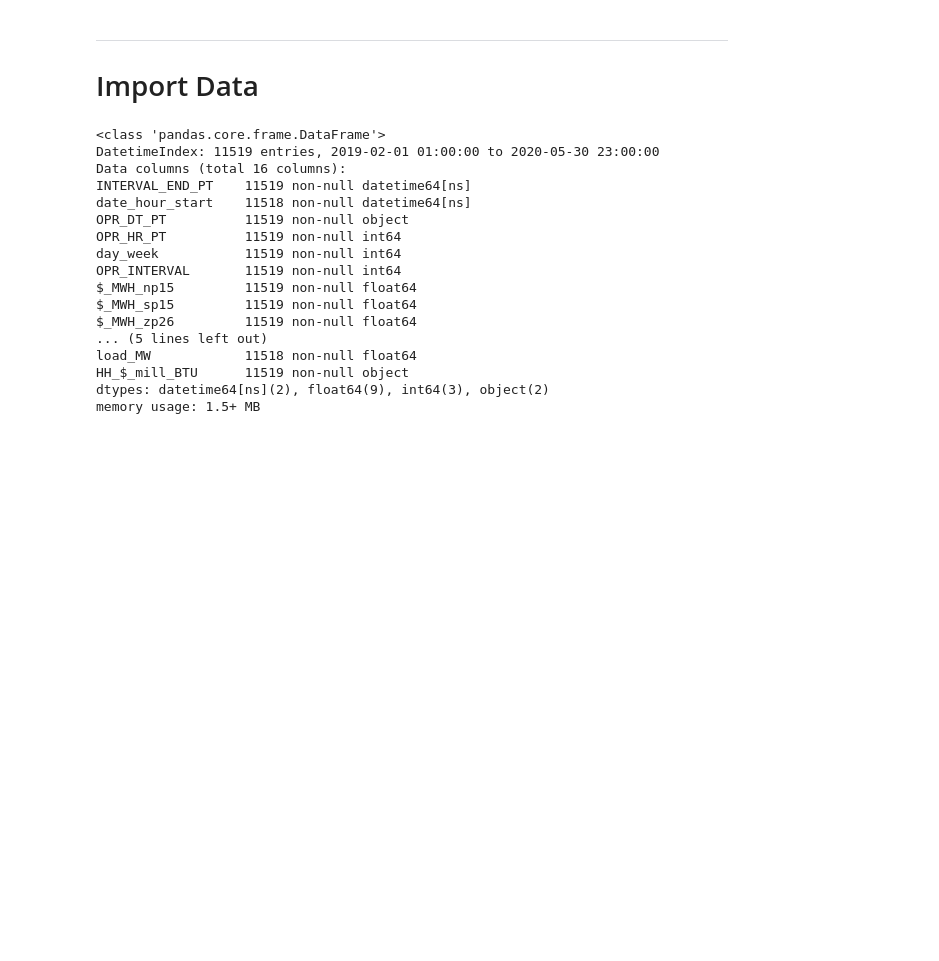
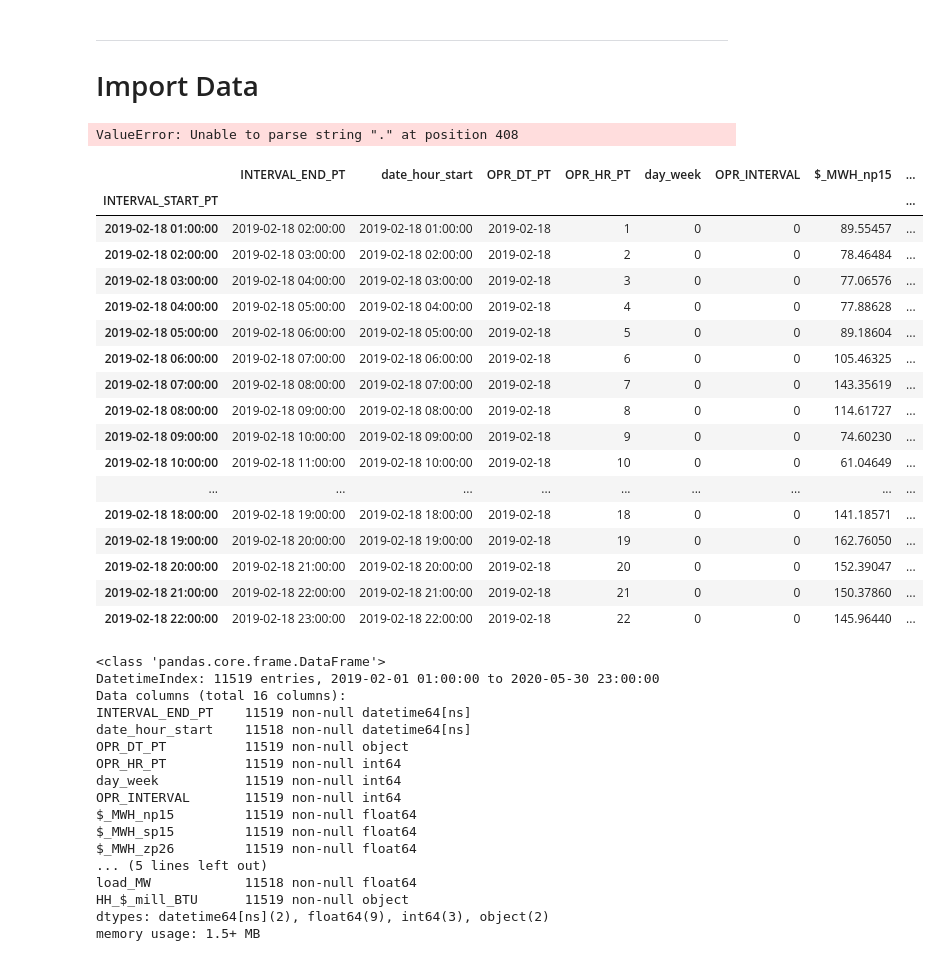
Before and after one commit to Morgan-Sell/caiso-price-forecast, a Jupyter notebook: arima.ipynb, the cells around one changed output. Saved outputs shown, nothing was run; the diff lists cells and outputs as text; code cells hidden in the pictures; blank space fills up the shorter version.

```diff
--- a/arima.ipynb
+++ b/arima.ipynb
@@ -49,8 +49,35 @@ caiso.drop('Unnamed: 0', axis=1, inplace=True)
 caiso['INTERVAL_START_PT'] = pd.to_datetime(caiso['INTERVAL_START_PT']).apply(lambda x: x.replace(tzinfo=None))
 caiso['INTERVAL_END_PT'] = pd.to_datetime(caiso['INTERVAL_END_PT']).apply(lambda x: x.replace(tzinfo=None))
 caiso['date_hour_start'] = pd.to_datetime(caiso['date_hour_start']).apply(lambda x: x.replace(tzinfo=None))
+caiso['OPR_DT_PT'] = pd.to_datetime(caiso['OPR_DT_PT'])#.apply(lambda x: x.replace(tzinfo=None))
+
 caiso.set_index('INTERVAL_START_PT', inplace=True)
+
 caiso.rename({'HH_$_million_BTU_not_seasonal_adj': 'HH_$_mill_BTU'},axis=1, inplace=True)
+caiso['HH_$_mill_BTU'] = pd.to_numeric(caiso['HH_$_mill_BTU'])
+# %% [output]
+ValueError: Unable to parse string "." at position 408
+# %%
+caiso.iloc[408:430]
+# %% [output]
+|  | INTERVAL_END_PT | date_hour_start | OPR_DT_PT | OPR_HR_PT | day_week | OPR_INTERVAL | $_MWH_np15 | ... |
+| INTERVAL_START_PT |  |  |  |  |  |  |  | ... |
+| 2019-02-18 01:00:00 | 2019-02-18 02:00:00 | 2019-02-18 01:00:00 | 2019-02-18 | 1 | 0 | 0 | 89.55457 | ... |
+| 2019-02-18 02:00:00 | 2019-02-18 03:00:00 | 2019-02-18 02:00:00 | 2019-02-18 | 2 | 0 | 0 | 78.46484 | ... |
+| 2019-02-18 03:00:00 | 2019-02-18 04:00:00 | 2019-02-18 03:00:00 | 2019-02-18 | 3 | 0 | 0 | 77.06576 | ... |
+| 2019-02-18 04:00:00 | 2019-02-18 05:00:00 | 2019-02-18 04:00:00 | 2019-02-18 | 4 | 0 | 0 | 77.88628 | ... |
+| 2019-02-18 05:00:00 | 2019-02-18 06:00:00 | 2019-02-18 05:00:00 | 2019-02-18 | 5 | 0 | 0 | 89.18604 | ... |
+| 2019-02-18 06:00:00 | 2019-02-18 07:00:00 | 2019-02-18 06:00:00 | 2019-02-18 | 6 | 0 | 0 | 105.46325 | ... |
+| 2019-02-18 07:00:00 | 2019-02-18 08:00:00 | 2019-02-18 07:00:00 | 2019-02-18 | 7 | 0 | 0 | 143.35619 | ... |
+| 2019-02-18 08:00:00 | 2019-02-18 09:00:00 | 2019-02-18 08:00:00 | 2019-02-18 | 8 | 0 | 0 | 114.61727 | ... |
+| 2019-02-18 09:00:00 | 2019-02-18 10:00:00 | 2019-02-18 09:00:00 | 2019-02-18 | 9 | 0 | 0 | 74.60230 | ... |
+| 2019-02-18 10:00:00 | 2019-02-18 11:00:00 | 2019-02-18 10:00:00 | 2019-02-18 | 10 | 0 | 0 | 61.04649 | ... |
+| ... | ... | ... | ... | ... | ... | ... | ... | ... |
+| 2019-02-18 18:00:00 | 2019-02-18 19:00:00 | 2019-02-18 18:00:00 | 2019-02-18 | 18 | 0 | 0 | 141.18571 | ... |
+| 2019-02-18 19:00:00 | 2019-02-18 20:00:00 | 2019-02-18 19:00:00 | 2019-02-18 | 19 | 0 | 0 | 162.76050 | ... |
+| 2019-02-18 20:00:00 | 2019-02-18 21:00:00 | 2019-02-18 20:00:00 | 2019-02-18 | 20 | 0 | 0 | 152.39047 | ... |
+| 2019-02-18 21:00:00 | 2019-02-18 22:00:00 | 2019-02-18 21:00:00 | 2019-02-18 | 21 | 0 | 0 | 150.37860 | ... |
+| 2019-02-18 22:00:00 | 2019-02-18 23:00:00 | 2019-02-18 22:00:00 | 2019-02-18 | 22 | 0 | 0 | 145.96440 | ... |
 # %%
 caiso.info()
 # %% [output]
```
Also changed, not shown: parts of 13 cells of this notebook, 1 other file.
